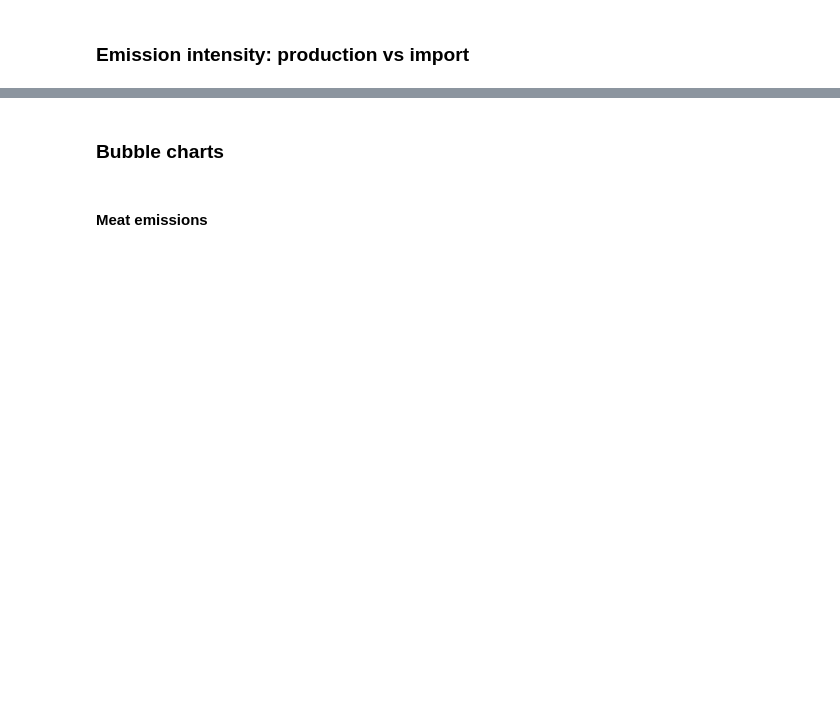
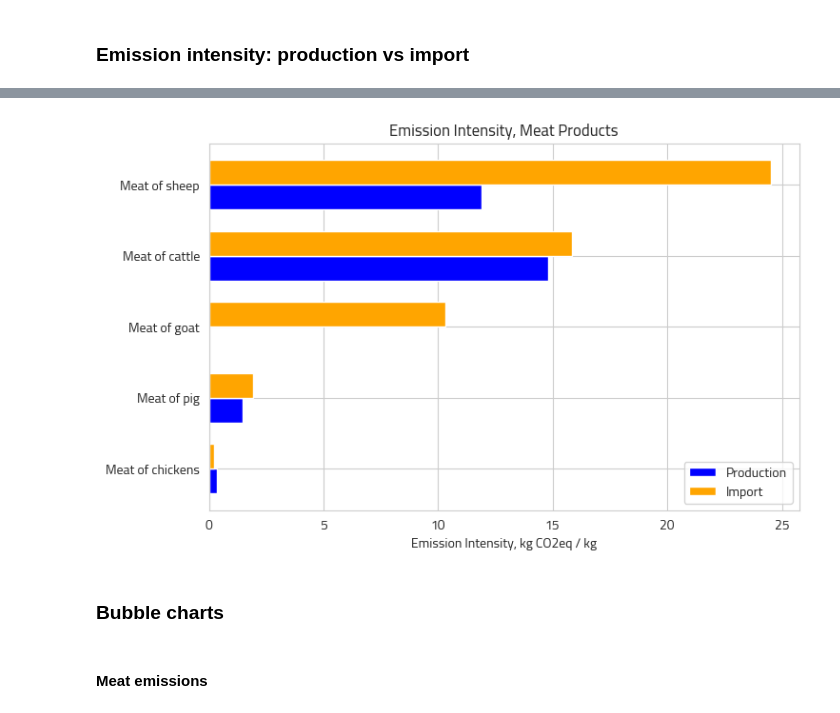
Before and after one commit to kostinam/neuefische-capstone, a Jupyter notebook: mk-eda.ipynb, the cells around one changed output, grey strips where cells are left out. Saved outputs shown, nothing was run; the diff lists cells and outputs as text; code cells hidden in the pictures; blank space fills up the shorter version.

```diff
--- a/mk-eda.ipynb
+++ b/mk-eda.ipynb
@@ -127,4 +233,6 @@ df_emission_intensity_ger.drop(columns = ['total_import_share', 'year'], inplace
 # %%
 df_emission_intensity_ger.rename(columns={'emissions_co2eq_combined_in_kt': 'total_production_emission_amount', 'emissions_intensity_combined_in_kg_co2eq_per_kg': 'total_production_emissions_intensity'}, inplace = True)
+# %%
+df_emission_intensity_ger_2020 = df_emission_intensity_ger[df_emission_intensity_ger['import_year'] == 2020]
 # %%
 df_emission_intensity_ger_2020
@@ -130,0 +257,4 @@ df_emission_intensity_ger_2020
+# %%
+# Rename animal items
+value_mapping = {'Meat of cattle with the bone, fresh or chilled': 'Meat of cattle', 'Meat of chickens, fresh or chilled': 'Meat of chickens', 'Meat of goat, fresh or chilled': 'Meat of goat', 'Meat of pig with the bone, fresh or chilled': 'Meat of pig', 'Meat of sheep, fresh or chilled': 'Meat of sheep'}
+df_emission_intensity_ger_2020['item'] = df_emission_intensity_ger_2020['item'].replace(value_mapping)
@@ -131,5 +267,4 @@ df_emission_intensity_ger_2020
 # %%
-
 # Function to create horizontal grouped bar chart
 def create_grouped_bar_chart(products, title):
 
@@ -140,36 +275,46 @@ def create_grouped_bar_chart(products, title):
     df_selected_sorted = df_selected.sort_values(by='total_import_emission_intensity', ascending=True)
 
     # Calculate the size based on the number of bars and scale of values
     num_bars = len(df_selected_sorted)
     bar_height = min(0.35, 8 / num_bars)  # Adjust 6 based on your preference for the overall height
 
     # Calculate the figure size based on the number of bars and scale of values
     fig_size = (8, num_bars * 1)
-
+    sns.set_style("whitegrid")
+    plt.rcParams['font.family'] = 'Cairo'
     plt.figure(figsize=fig_size)
 
     # Define the index based on the length of the DataFrame
     index = np.arange(len(df_selected_sorted))
 
     # Plot production emissions
     plt.barh(index, df_selected_sorted['total_production_emissions_intensity'], bar_height, color='blue', label='Production')
 
     # Plot import emissions
     plt.barh(index + bar_height, df_selected_sorted['total_import_emission_intensity'], bar_height, color='orange', label='Import')
 
     # Customize the plot
-    plt.xlabel('Emission Intensity, kg CO2eq/kg')
+    plt.xlabel('Emission Intensity, kg CO2eq / kg')
     plt.title(title)
     plt.yticks(index + bar_height / 2, df_selected_sorted['item'])
     plt.legend()
 
     # Show the plot
+    filename = title.replace(' ', '_').replace(',', '').replace('/', '_') + '.png'
+    plt.savefig(filename, bbox_inches='tight', transparent=True, dpi = 300)
     plt.show()
 
 # Create separate plots for each product list
-create_grouped_bar_chart(selected_meat, 'Emission Intensity, Meat Products')
+create_grouped_bar_chart(['Meat of buffalo',
+ 'Meat of cattle',
+ 'Meat of chickens',
+ 'Meat of goat',
+ 'Meat of pig',
+ 'Meat of sheep'], 'Emission Intensity, Meat Products')
 create_grouped_bar_chart(selected_crops, 'Emission Intensity, Crops')
 create_grouped_bar_chart(selected_milk_eggs, 'Emission Intensity, Milk and Eggs')
+# %% [output]
+[figure, added]
 # %% [markdown]
 ### Bubble charts
 # %% [markdown]
```
Also changed, not shown: parts of 113 cells of this notebook, 5 other files.
